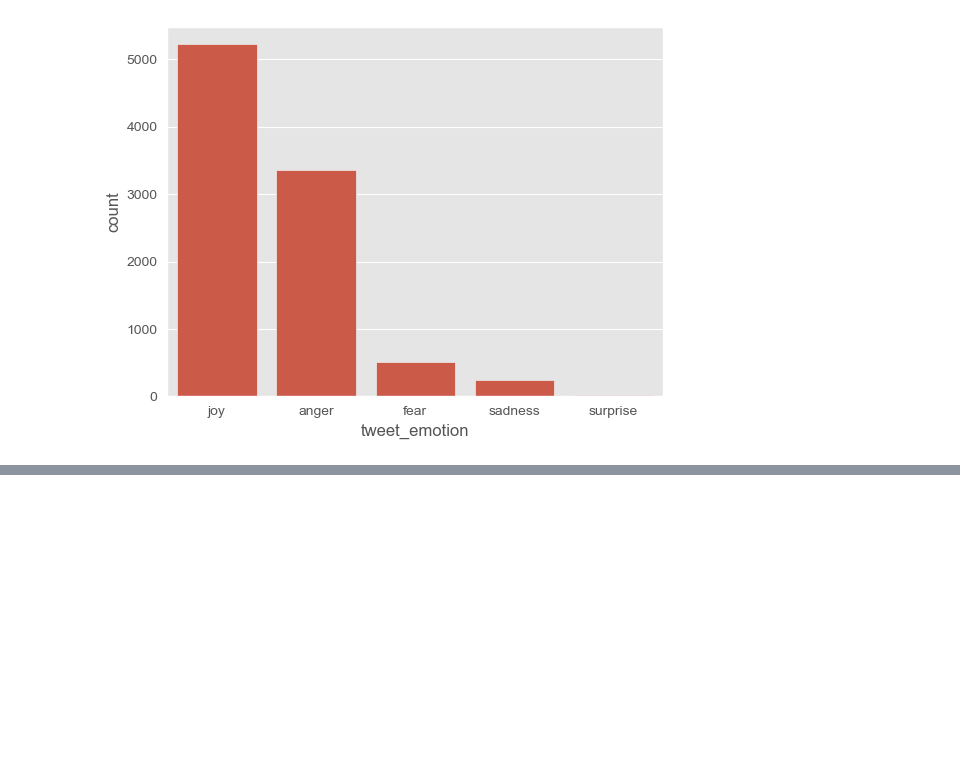
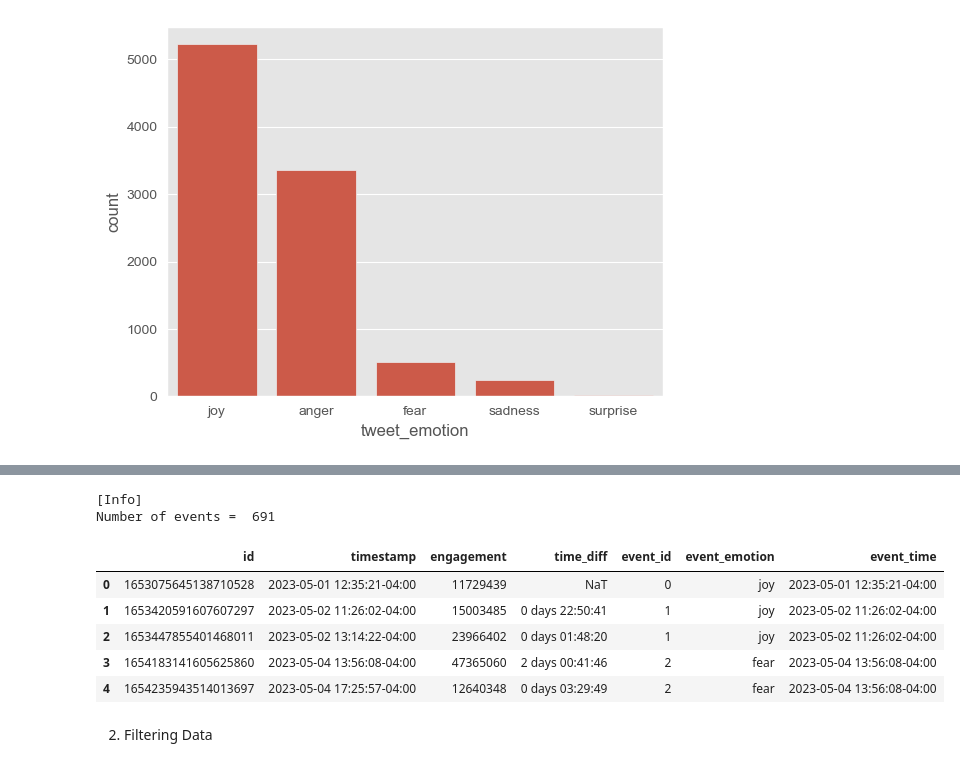
Before and after one commit to AK960/COIN_Repo, a Jupyter notebook: scripts/analyse_emotions.ipynb, the cells around one changed output, grey strips where cells are left out. Cells and saved outputs as stored; diff of their text form; code cells hidden in the pictures; blank space fills up the shorter version.

Commit message:
Prepping event study

```diff
--- a/scripts/analyse_emotions.ipynb
+++ b/scripts/analyse_emotions.ipynb
@@ -216,6 +215,8 @@ df_tweets_normalized = pd.read_csv('../data/twitter/tweets_isTweet_emotions.csv'
     ]
 ].dropna()
 df_tweets_normalized = df_tweets_normalized.rename(columns={
+    'tweet_id': 'id',
+    'total_engagement': 'engagement',
     'createdAt': 'timestamp',
     'tweet_text_anger': 'anger',
     'tweet_text_fear': 'fear',
@@ -236,5 +237,6 @@ df_stock_data = df_stock_data.rename(columns={'Unnamed: 0': 'timestamp'})
 df_stock_data['timestamp'] = pd.to_datetime(df_stock_data['timestamp']).dt.tz_localize(eastern)
 df_stock_data['log_return'] = np.log(df_stock_data['close'] / df_stock_data['close'].shift(1))
 
-df_tweets_normalized.head()
+print("[Tweets]\n",df_tweets_normalized.head(), "\n")
+print("[Stock]\n", df_stock_data.head())
 # %% [output]
@@ -271 +282,69 @@ plt.show()
+# %%
+# 1. Filter out tweets outside market hours (2h)
+df_tweets_normalized = df_tweets_normalized[
+    df_tweets_normalized['timestamp'].dt.time >= pd.to_datetime("04:00").time()
+]
+df_tweets_normalized = df_tweets_normalized[
+    df_tweets_normalized['timestamp'].dt.time <= pd.to_datetime("17:59").time()
+]
+
+# 2. Sort by time
+df_tweets_normalized = df_tweets_normalized.sort_values("timestamp").reset_index(drop=True)
+
+# 3. Compute time difference between tweets
+df_tweets_normalized['time_diff'] = df_tweets_normalized['timestamp'].diff()
+
+# 4. Cluster Tweets to events with time_diff >= 7h
+df_tweets_normalized['new_event'] = df_tweets_normalized['time_diff'] > pd.Timedelta(hours=7)
+
+# 5. Cumulate events in event_id
+df_tweets_normalized['event_id'] = df_tweets_normalized['new_event'].cumsum()
+
+# 6. Compute the dominant emotion for each event and merge back to df
+def compute_event_emotion(group):
+    total_engagement = group['engagement'].sum()
+    weighted_emo_scores = {
+        emotion: (group[emotion] * group['engagement']).sum() / total_engagement
+        for emotion in ekman_emotions
+    }
+    event_emotion = max(weighted_emo_scores, key=weighted_emo_scores.get)
+    return pd.Series({
+        **weighted_emo_scores,
+        'event_emotion': event_emotion
+    })
+
+if not ('event_emotion' in df_tweets_normalized.columns):
+    df_event_emotions = (df_tweets_normalized
+        .drop(columns=['event_id'])
+        .groupby(df_tweets_normalized['event_id'], group_keys=False)
+        .apply(compute_event_emotion)
+        .reset_index()
+    )
+
+    df_tweets_normalized = (df_tweets_normalized
+        .merge(
+            df_event_emotions[['event_id', 'event_emotion']],
+            on='event_id',
+            how='left'
+        )
+        .drop(columns={'anger', 'fear', 'joy', 'sadness', 'disgust', 'surprise', 'tweet_emotion', 'new_event'})
+    )
+df_tweets_normalized.head()
+
+# 8. Set event from time to time of the earliest tweet (models from what point in time a reaction can occur)
+df_tweets_normalized['event_time'] = df_tweets_normalized.groupby('event_id')['timestamp'].transform('min')
+
+print("[Info]\nNumber of events = ", df_tweets_normalized['event_id'].nunique(), "\n")
+df_tweets_normalized.head()
+# %% [output]
+[Info]
+Number of events =  691
+|  | id | timestamp | engagement | time_diff | event_id | event_emotion | event_time |
+| 0 | 1653075645138710528 | 2023-05-01 12:35:21-04:00 | 11729439 | NaT | 0 | joy | 2023-05-01 12:35:21-04:00 |
+| 1 | 1653420591607607297 | 2023-05-02 11:26:02-04:00 | 15003485 | 0 days 22:50:41 | 1 | joy | 2023-05-02 11:26:02-04:00 |
+| 2 | 1653447855401468011 | 2023-05-02 13:14:22-04:00 | 23966402 | 0 days 01:48:20 | 1 | joy | 2023-05-02 11:26:02-04:00 |
+| 3 | 1654183141605625860 | 2023-05-04 13:56:08-04:00 | 47365060 | 2 days 00:41:46 | 2 | fear | 2023-05-04 13:56:08-04:00 |
+| 4 | 1654235943514013697 | 2023-05-04 17:25:57-04:00 | 12640348 | 0 days 03:29:49 | 2 | fear | 2023-05-04 13:56:08-04:00 |
+# %% [markdown]
+2. Filtering Data
 # %%
```
Also changed, not shown: parts of 10 cells of this notebook.
